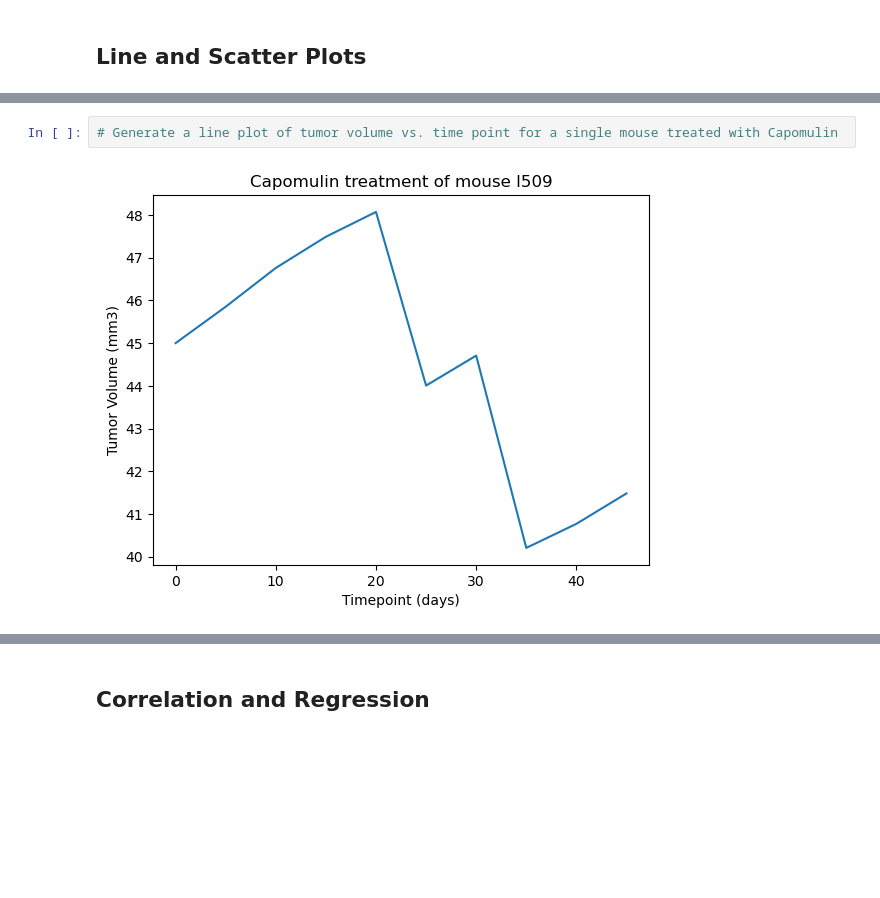
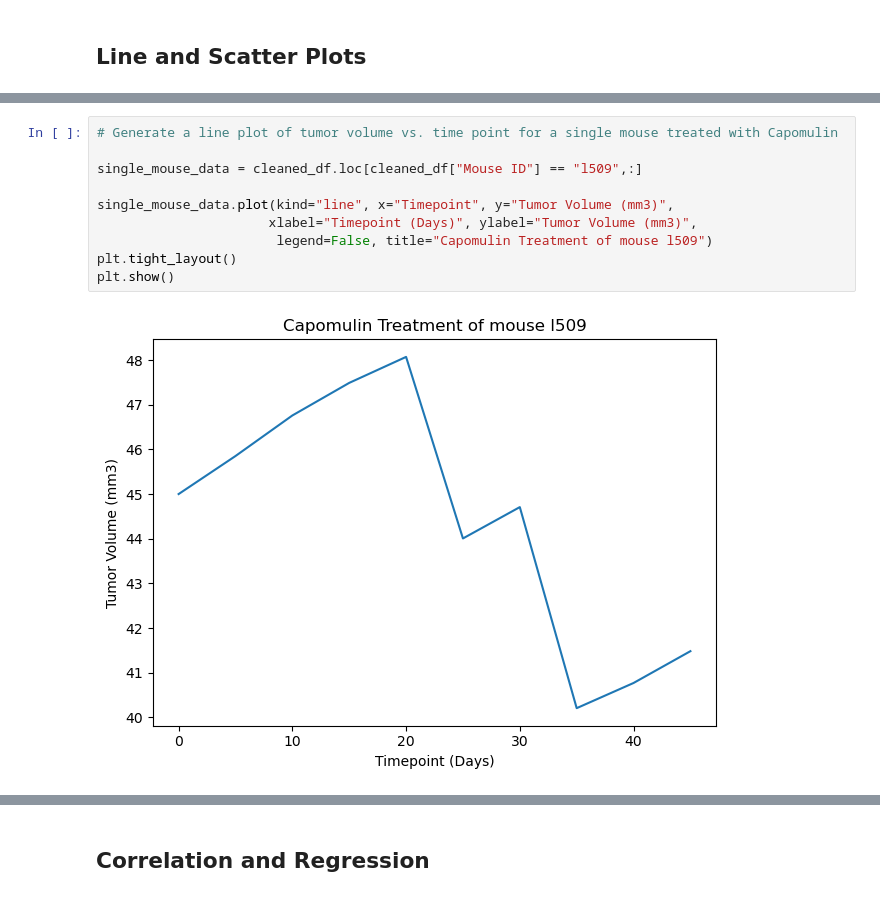
Before and after one commit to RJBarker/data_visual-challenge, a Jupyter notebook: Pymaceuticals/pymaceuticals.ipynb, the cells around one changed output, grey strips where cells are left out. Drawn from its saved outputs; the diff is of its cells as text; blank space fills up the shorter version.

```diff
--- a/Pymaceuticals/pymaceuticals.ipynb
+++ b/Pymaceuticals/pymaceuticals.ipynb
@@ -315,4 +346,12 @@ Ceftamin's potential outliers: Series([], Name: Tumor Volume (mm3), dtype: float
 # %%
 # Generate a line plot of tumor volume vs. time point for a single mouse treated with Capomulin
+
+single_mouse_data = cleaned_df.loc[cleaned_df["Mouse ID"] == "l509",:]
+
+single_mouse_data.plot(kind="line", x="Timepoint", y="Tumor Volume (mm3)",
+                      xlabel="Timepoint (Days)", ylabel="Tumor Volume (mm3)",
+                       legend=False, title="Capomulin Treatment of mouse l509")
+plt.tight_layout()
+plt.show()
 # %% [output]
-[figure, old version]
+[figure, new version]
```
Also changed, not shown: parts of 10 cells of this notebook.
